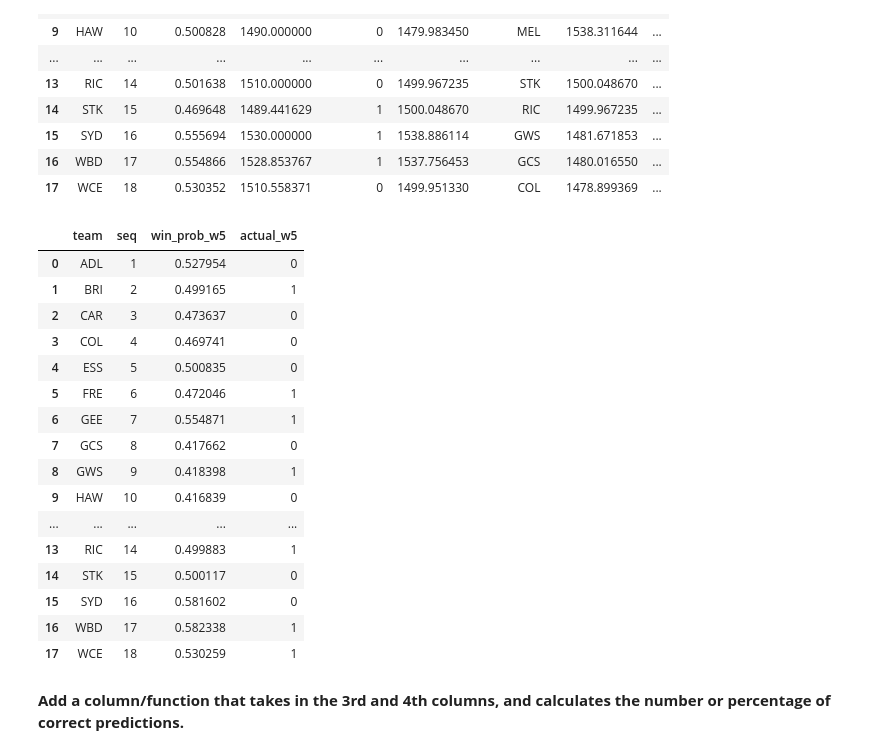
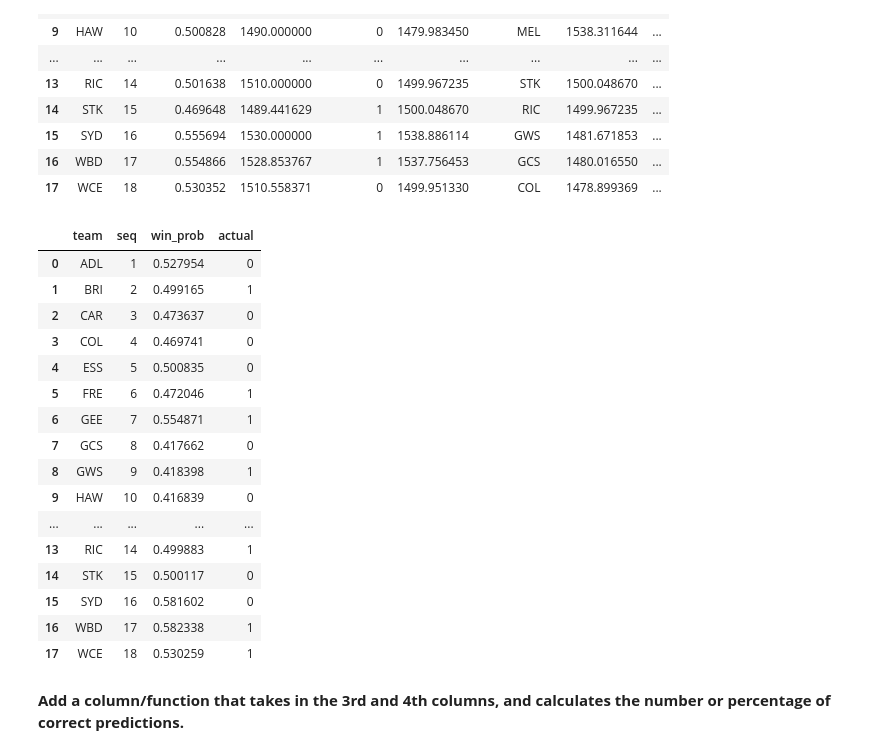
Before and after one commit to stevegabriel1/afl_elo_ratings, a Jupyter notebook: basic_version.ipynb, the cells around one changed output. Saved outputs shown, nothing was run; the diff lists cells and outputs as text; code cells hidden in the pictures.

```diff
--- a/basic_version.ipynb
+++ b/basic_version.ipynb
@@ -730,9 +730,10 @@ w5_joined
 # %%
 quick_results_check = w5_joined[['team','seq','win_prob_w5']]
 quick_results_check['actual_w5'] = [0,1,0,0,0,1,1,0,1,0,1,0,1,1,0,0,1,1]
+quick_results_check.columns = ['team','seq','win_prob','actual']
 quick_results_check
 # %% [output]
-|  | team | seq | win_prob_w5 | actual_w5 |
+|  | team | seq | win_prob | actual |
 | 0 | ADL | 1 | 0.527954 | 0 |
 | 1 | BRI | 2 | 0.499165 | 1 |
 | 2 | CAR | 3 | 0.473637 | 0 |
```
Also changed, not shown: parts of 5 cells of this notebook.
